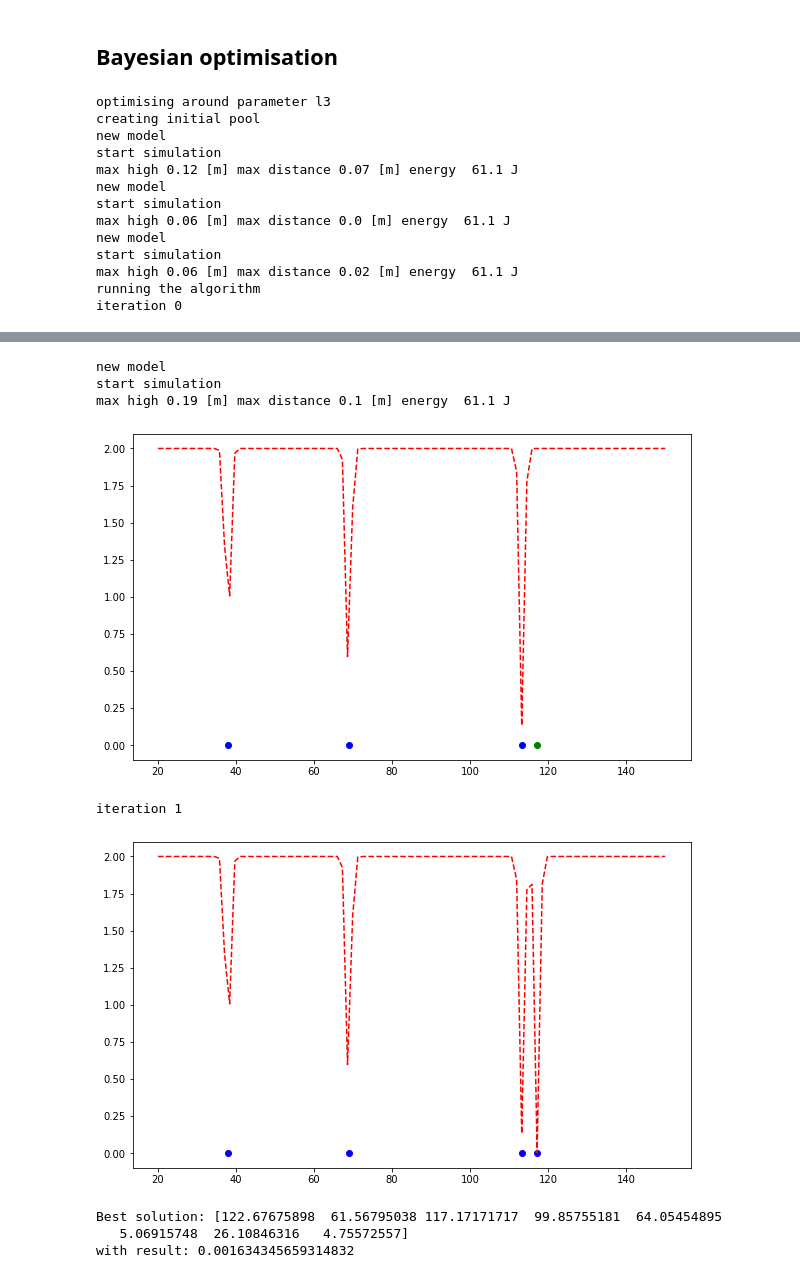
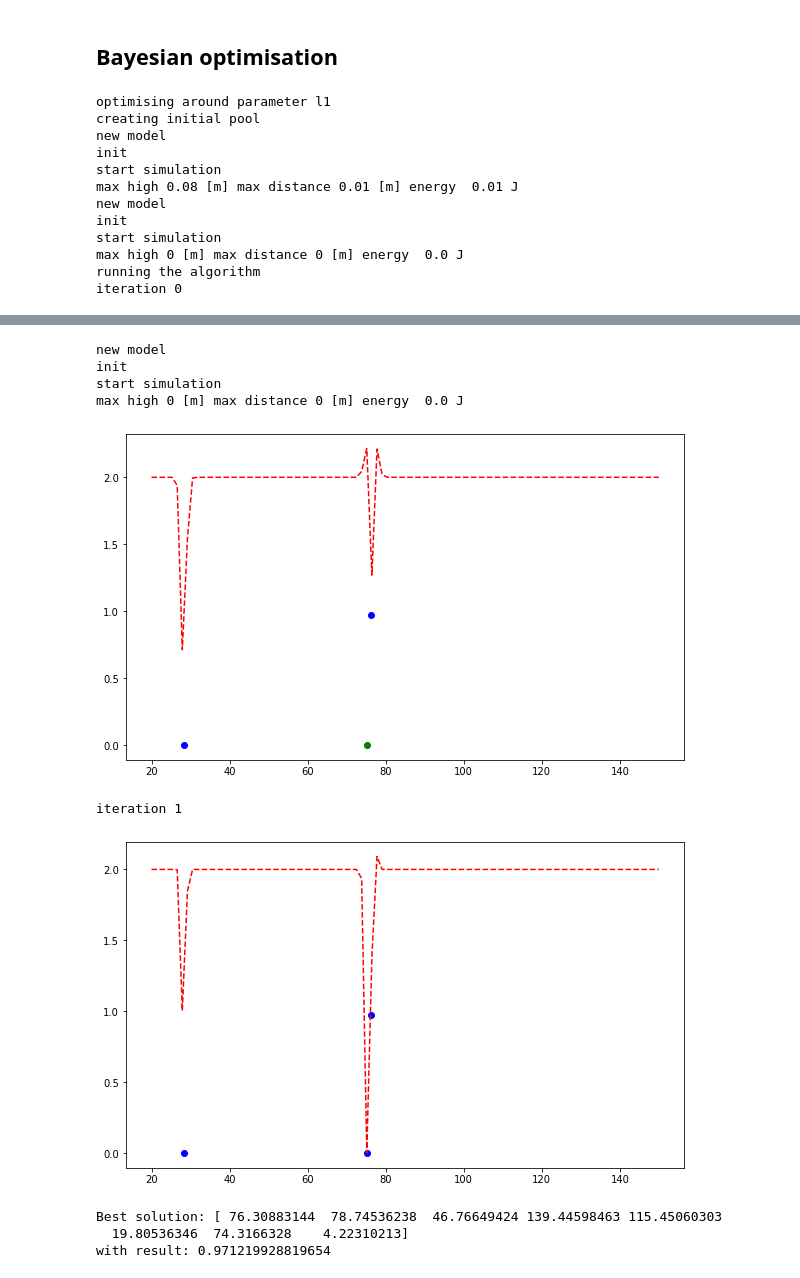
Before and after one commit to alifuatsahin/Jumping-Robot-Design, a Jupyter notebook: jumper_test/optimisation/optimisation BO.ipynb, the cells around one changed output, grey strips where cells are left out. Saved outputs shown, nothing was run; the diff lists cells and outputs as text; code cells hidden in the pictures.

```diff
--- a/jumper_test/optimisation/optimisation BO.ipynb
+++ b/jumper_test/optimisation/optimisation BO.ipynb
@@ -14,25 +14,24 @@ How to use models
 # %% [markdown]
 ## Bayesian optimisation
 # %%
-nb_generation = 10
+nb_generation = 2
 
 # this function optimise along one parameters
-BO = Algorithm.bayesian_optimisation_single(nb_generation,initial_sample_size = 10,this_param = 2)
+BO = Algorithm.bayesian_optimisation_single(nb_generation,initial_sample_size = 2,this_param = 0)
 
 #this function optimise along multiple parameters !
 #not functionnal yet
 #BO = Algorithm.bayesian_optimisation_multi(nb_generation,initial_sample_size = 3,params = [0,2])
 # %% [output]
-optimising around parameter l3
+optimising around parameter l1
 creating initial pool
 new model
+init
 start simulation
-max high 0.12 [m] max distance 0.07 [m] energy  61.1 J
+max high 0.08 [m] max distance 0.01 [m] energy  0.01 J
 new model
+init
 start simulation
-max high 0.06 [m] max distance 0.0 [m] energy  61.1 J
-new model
-start simulation
-max high 0.06 [m] max distance 0.02 [m] energy  61.1 J
+max high 0 [m] max distance 0 [m] energy  0.0 J
 running the algorithm
 iteration 0
@@ -40,9 +39,10 @@ iteration 0
 new model
+init
 start simulation
-max high 0.19 [m] max distance 0.1 [m] energy  61.1 J
+max high 0 [m] max distance 0 [m] energy  0.0 J
-[figure, old version]
+[figure, new version]
 iteration 1
-[figure, old version]
+[figure, new version]
-Best solution: [122.67675898  61.56795038 117.17171717  99.85755181  64.05454895
-   5.06915748  26.10846316   4.75572557]
-with result: 0.001634345659314832
+Best solution: [ 76.30883144  78.74536238  46.76649424 139.44598463 115.45060303
+  19.80536346  74.3166328    4.22310213]
+with result: 0.971219928819654
```
Also changed, not shown: parts of 1 cell of this notebook, 4 other files.
